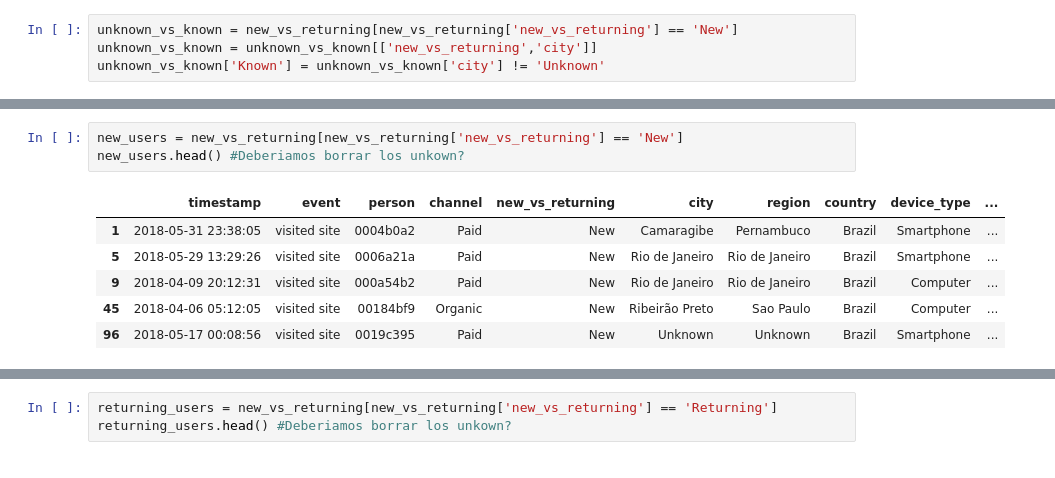
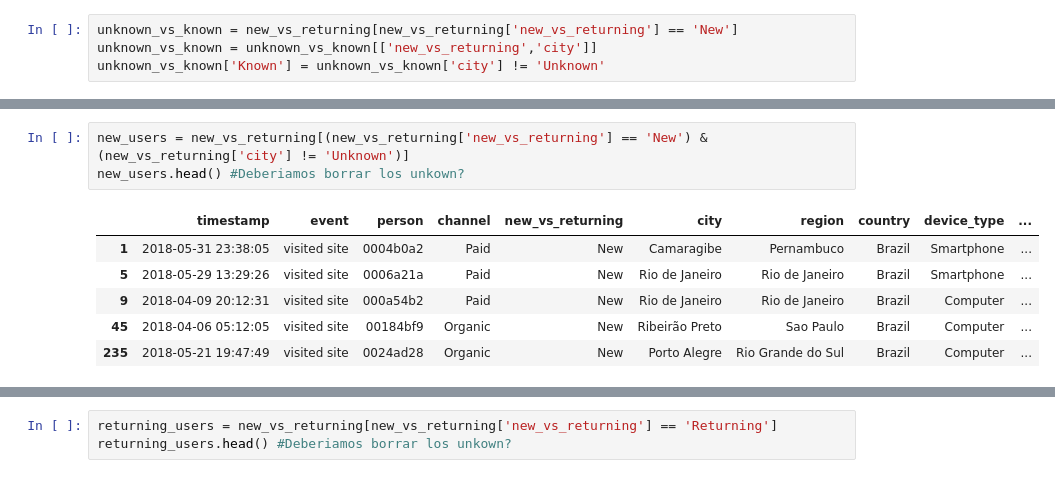
Before and after one commit to jowisaidman/tp1_analisis_exploratorio, a Jupyter notebook: Notebooks/Juli/Resumen/users_analisis.ipynb, the cells around one changed output, grey strips where cells are left out. Saved outputs shown, nothing was run; the diff lists cells and outputs as text.

```diff
--- a/Notebooks/Juli/Resumen/users_analisis.ipynb
+++ b/Notebooks/Juli/Resumen/users_analisis.ipynb
@@ -120,13 +119,13 @@ unknown_vs_known_plot.set_xticklabels(unknown_vs_known_plot.get_xticklabels(), r
 # %%
-new_users = new_vs_returning[new_vs_returning['new_vs_returning'] == 'New']
+new_users = new_vs_returning[(new_vs_returning['new_vs_returning'] == 'New') & (new_vs_returning['city'] != 'Unknown')]
 new_users.head() #Deberiamos borrar los unkown?
 # %% [output]
 |  | timestamp | event | person | channel | new_vs_returning | city | region | country | device_type | ... |
 | 1 | 2018-05-31 23:38:05 | visited site | 0004b0a2 | Paid | New | Camaragibe | Pernambuco | Brazil | Smartphone | ... |
 | 5 | 2018-05-29 13:29:26 | visited site | 0006a21a | Paid | New | Rio de Janeiro | Rio de Janeiro | Brazil | Smartphone | ... |
 | 9 | 2018-04-09 20:12:31 | visited site | 000a54b2 | Paid | New | Rio de Janeiro | Rio de Janeiro | Brazil | Computer | ... |
 | 45 | 2018-04-06 05:12:05 | visited site | 00184bf9 | Organic | New | Ribeirão Preto | Sao Paulo | Brazil | Computer | ... |
-| 96 | 2018-05-17 00:08:56 | visited site | 0019c395 | Paid | New | Unknown | Unknown | Brazil | Smartphone | ... |
+| 235 | 2018-05-21 19:47:49 | visited site | 0024ad28 | Organic | New | Porto Alegre | Rio Grande do Sul | Brazil | Computer | ... |
 # %%
 g = new_users['city'].value_counts().head(10).plot(kind = 'bar', color=sns.color_palette())
 g.set_title('Top 10 ciudades de los nuevos usuarios',fontsize = 18)
```
Also changed, not shown: parts of 2 cells of this notebook, 1 other file.
